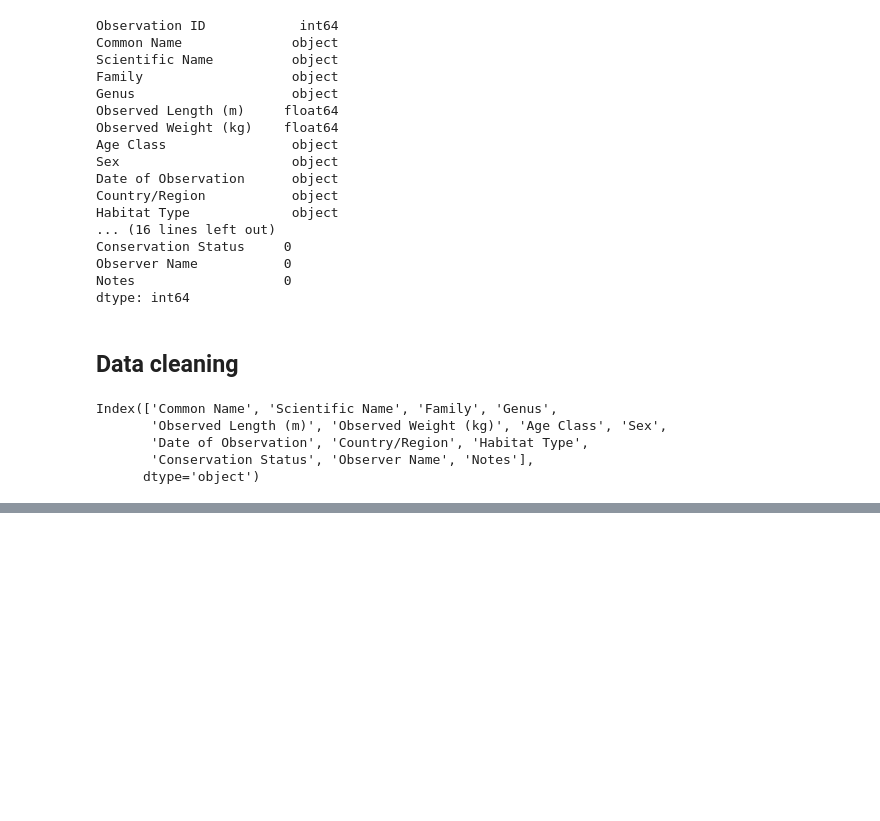
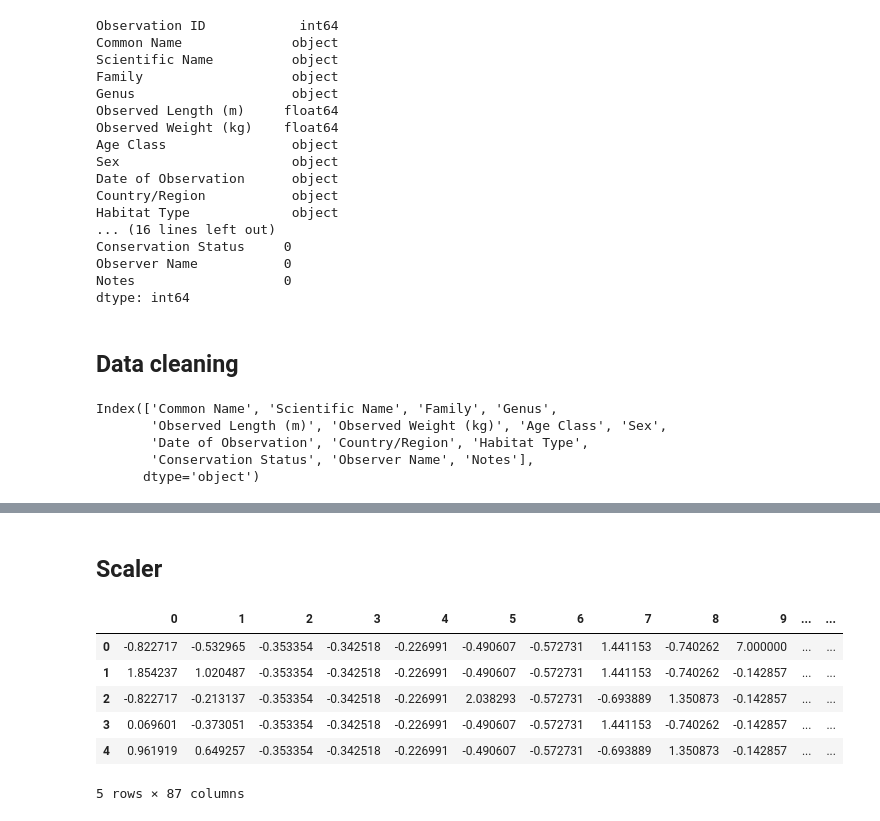
Before and after one commit to ReivaxD/MachineLearningProject, a Jupyter notebook: CrocodileExemple/MLCrocodile.ipynb, the cells around one changed output, grey strips where cells are left out. Saved outputs shown, nothing was run; the diff lists cells and outputs as text; code cells hidden in the pictures; blank space fills up the shorter version.

```diff
--- a/CrocodileExemple/MLCrocodile.ipynb
+++ b/CrocodileExemple/MLCrocodile.ipynb
@@ -69,0 +139,16 @@ KeyError: "None of [Index(['Family', 'Genus', 'Age Class', 'Sex', 'Country/Regio
+# %% [markdown]
+## Scaler
+# %%
+scaler = StandardScaler()
+scaler.fit(dfFinal)
+X_train = pd.DataFrame(scaler.transform(dfFinal))
+
+X_train.head(5)
+# %% [output]
+|  | 0 | 1 | 2 | 3 | 4 | 5 | 6 | 7 | 8 | 9 | ... | ... |
+| 0 | -0.822717 | -0.532965 | -0.353354 | -0.342518 | -0.226991 | -0.490607 | -0.572731 | 1.441153 | -0.740262 | 7.000000 | ... | ... |
+| 1 | 1.854237 | 1.020487 | -0.353354 | -0.342518 | -0.226991 | -0.490607 | -0.572731 | 1.441153 | -0.740262 | -0.142857 | ... | ... |
+| 2 | -0.822717 | -0.213137 | -0.353354 | -0.342518 | -0.226991 | 2.038293 | -0.572731 | -0.693889 | 1.350873 | -0.142857 | ... | ... |
+| 3 | 0.069601 | -0.373051 | -0.353354 | -0.342518 | -0.226991 | -0.490607 | -0.572731 | 1.441153 | -0.740262 | -0.142857 | ... | ... |
+| 4 | 0.961919 | 0.649257 | -0.353354 | -0.342518 | -0.226991 | -0.490607 | -0.572731 | -0.693889 | 1.350873 | -0.142857 | ... | ... |
+5 rows × 87 columns
```
Also changed, not shown: parts of 11 cells of this notebook, 1 other file.
